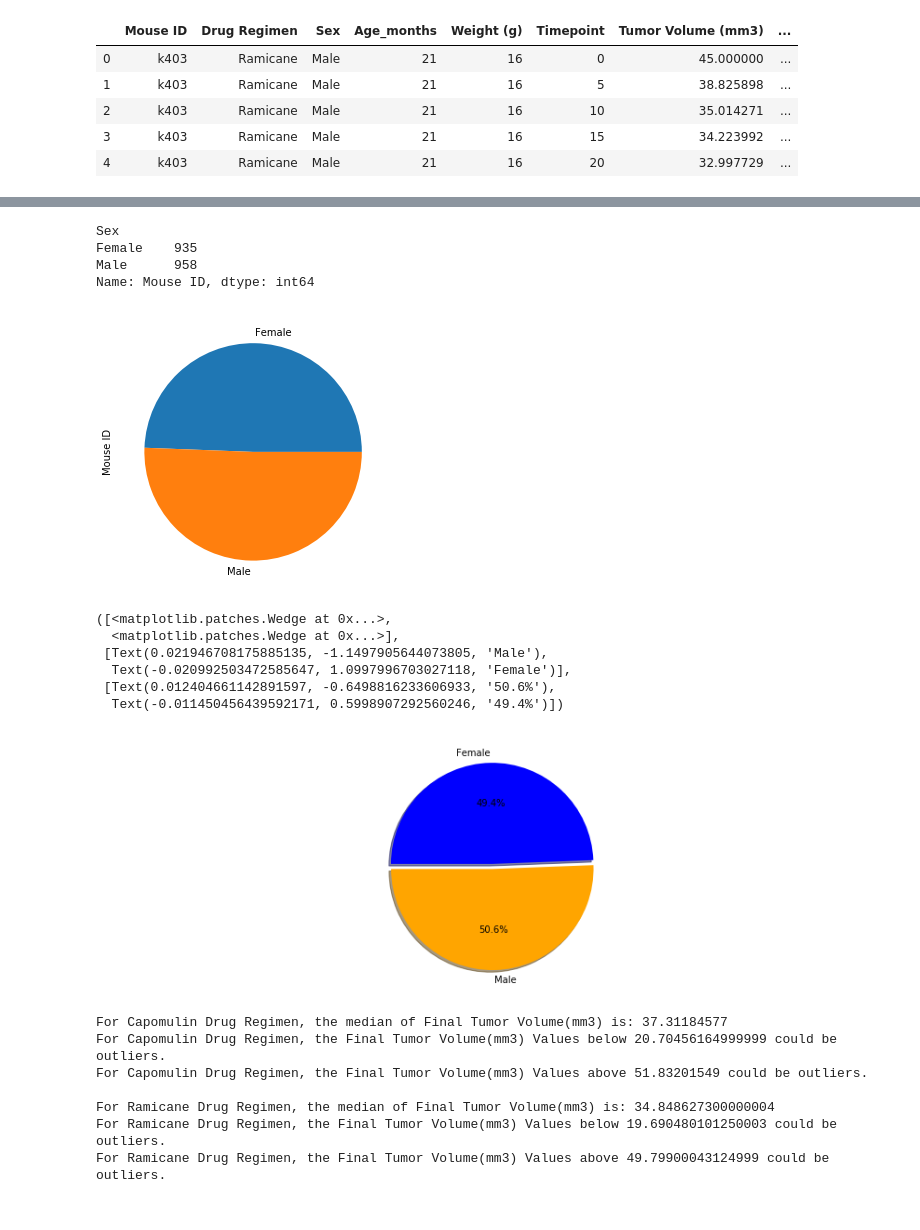
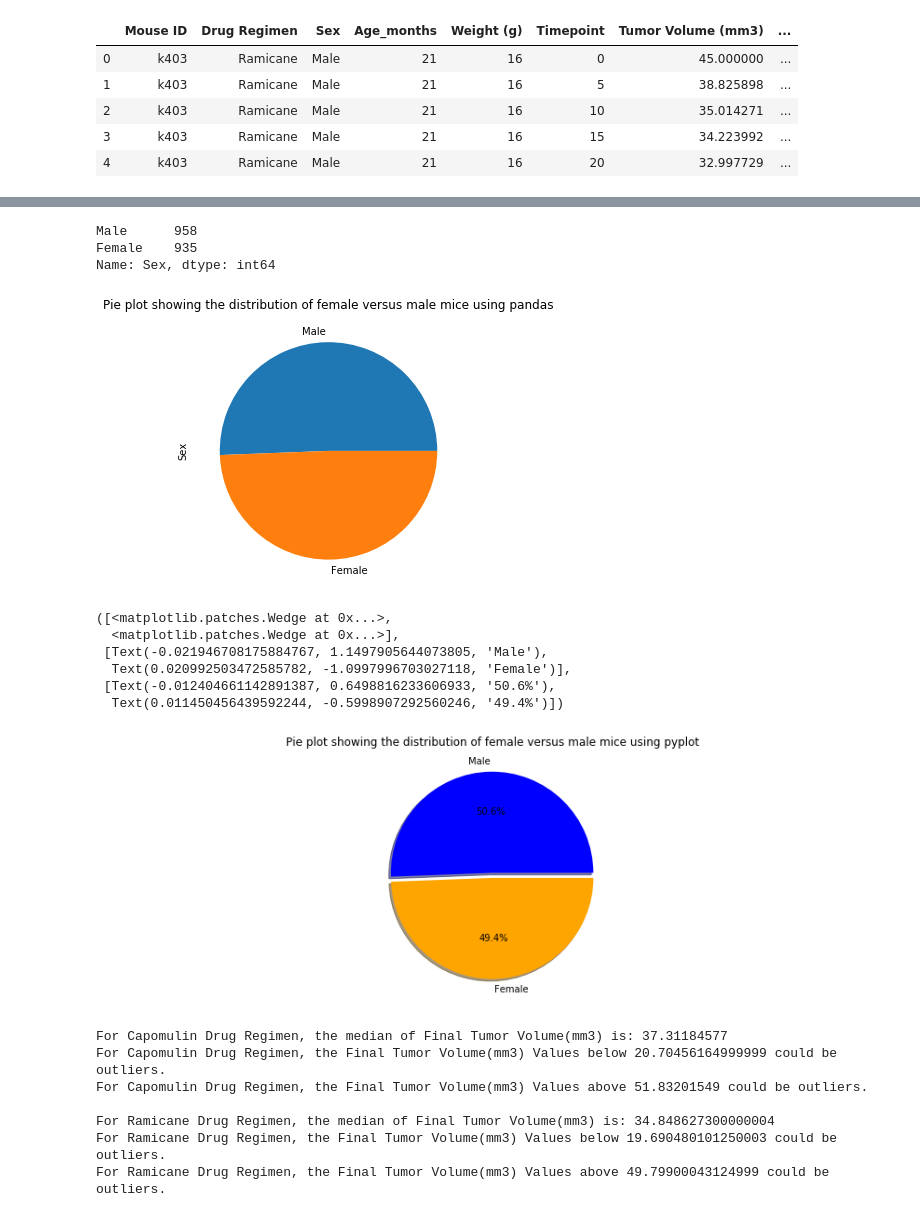
Before and after one commit to vijay-mygit/Matplotlib---Project, a Jupyter notebook: Pymaceuticals/Mycode_pymaceuticals.ipynb, the cells around one changed output, grey strips where cells are left out. Cells and saved outputs as stored; diff of their text form; code cells hidden in the pictures.

```diff
--- a/Pymaceuticals/Mycode_pymaceuticals.ipynb
+++ b/Pymaceuticals/Mycode_pymaceuticals.ipynb
@@ -75,37 +74,34 @@ KeyError: "None of [Index(['Ramicane', 'Capomulin', 'Infubinol', 'Placebo', 'Cef
 # %%
 # Generate a pie plot showing the distribution of female versus male mice using pandas
-file_gender = file.groupby("Sex")["Mouse ID"].count()
-#female_count = file.loc[file["Sex"]=="Female"].count()
-#male_count = file.loc[file["Sex"]=="Male"].count()
-#file_sex = pd.DataFrame({"Male":male_count,"Female":female_count})
-file_gender.plot(kind="pie",y="Female",figsize=(15,5))
+file_gender = file["Sex"].value_counts()
+file_gender.plot.pie(y="a",figsize=(15,5),title="Pie plot showing the distribution of female versus male mice using pandas")
 file_gender
 # %% [output]
-Sex
+Male      958
 Female    935
-Male      958
-Name: Mouse ID, dtype: int64
+Name: Sex, dtype: int64
-[figure, old version]
+[figure, new version]
 # %%
 # Generate a pie plot showing the distribution of female versus male mice using pyplot
 male_count = len(file.loc[file["Sex"]=="Male"])
 female_count = len(file.loc[file["Sex"]=="Female"])
 labels=["Male","Female"]
 counts = [male_count,female_count]
-colors = ["orange","blue"]
+colors = ["blue","orange"]
 explode = (0.05,0)
 plt.figure(figsize=(15,5))
+plt.title("Pie plot showing the distribution of female versus male mice using pyplot")
 plt.axis("equal")
 plt.pie(counts, explode=explode, labels=labels,colors=colors,
-        autopct="%1.1f%%", shadow=True, startangle=180)
+        autopct="%1.1f%%", shadow=True, startangle=0)
 # %% [output]
 ([<matplotlib.patches.Wedge at 0x...>,
   <matplotlib.patches.Wedge at 0x...>],
- [Text(0.021946708175885135, -1.1497905644073805, 'Male'),
-  Text(-0.020992503472585647, 1.0997996703027118, 'Female')],
- [Text(0.012404661142891597, -0.6498816233606933, '50.6%'),
-  Text(-0.011450456439592171, 0.5998907292560246, '49.4%')])
+ [Text(-0.021946708175884767, 1.1497905644073805, 'Male'),
+  Text(0.020992503472585782, -1.0997996703027118, 'Female')],
+ [Text(-0.012404661142891387, 0.6498816233606933, '50.6%'),
+  Text(0.011450456439592244, -0.5998907292560246, '49.4%')])
-[figure, old version]
+[figure, new version]
 # %%
 # Calculate the final tumor volume of each mouse across four of the most promising treatment regimens. Calculate the IQR and quantitatively determine if there are any potential outliers.
 file_Capomulin = file.loc[file["Drug Regimen"]=="Capomulin",:]
```
Also changed, not shown: parts of 4 cells of this notebook.
